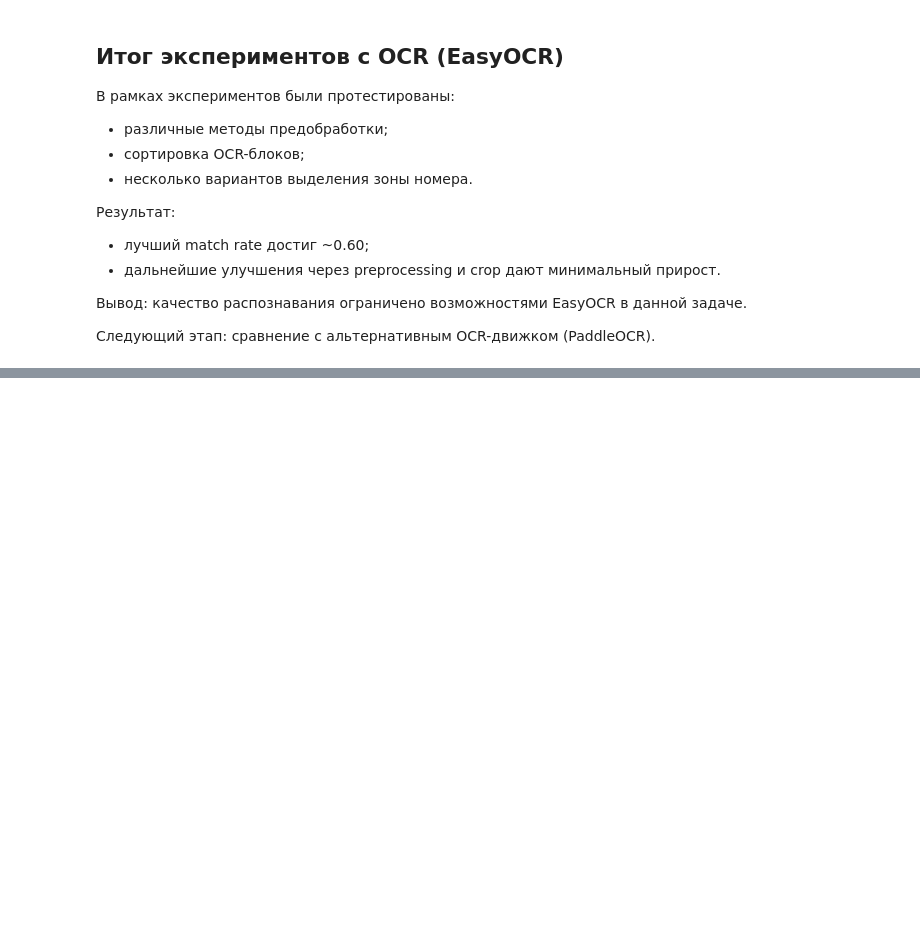
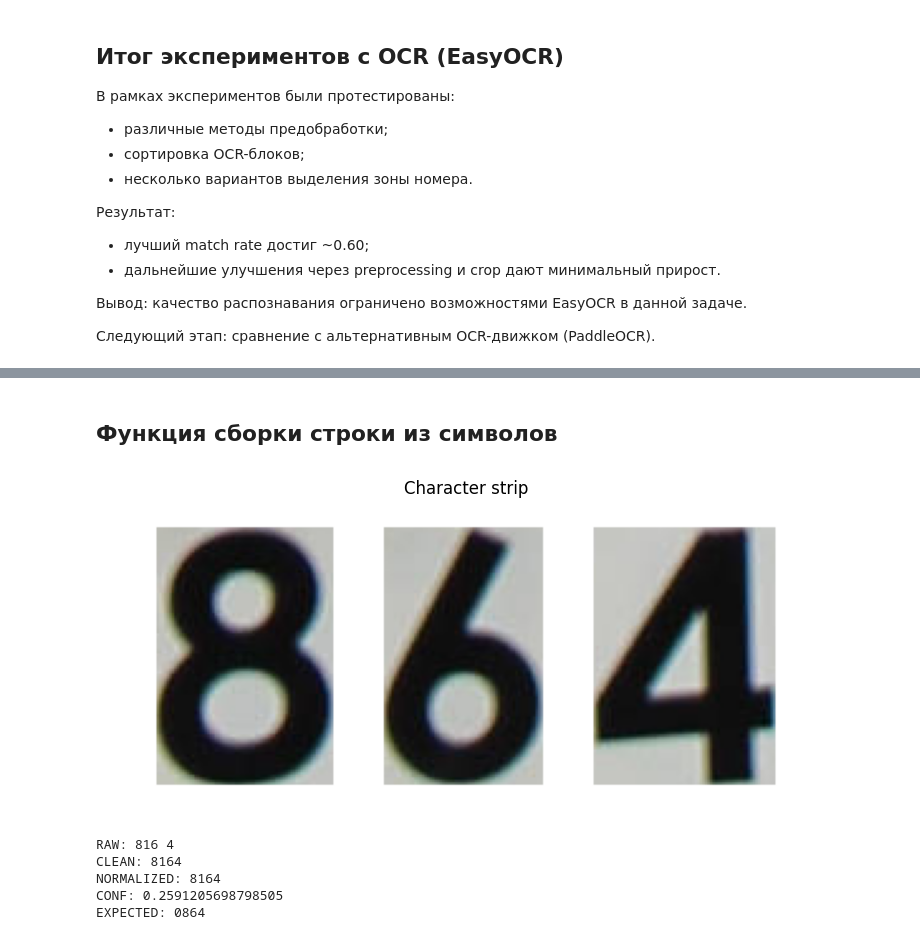
Before and after one commit to Schwarzepolizei/plate-recognition, a Jupyter notebook: notebooks/04_ocr_improvement.ipynb, the cells around one changed output, grey strips where cells are left out. Saved outputs shown, nothing was run; the diff lists cells and outputs as text; code cells hidden in the pictures; blank space fills up the shorter version.

Commit message:
Добавлена локализация строки номера

```diff
--- a/notebooks/04_ocr_improvement.ipynb
+++ b/notebooks/04_ocr_improvement.ipynb
@@ -599,0 +741,61 @@ Name: match, dtype: float64
+# %% [markdown]
+## Функция сборки строки из символов
+# %%
+def build_character_strip(zone_bgr, boxes, pad=10, gap=20):
+    if not boxes:
+        return None
+
+    chars = []
+    heights = []
+
+    for x, y, bw, bh in boxes:
+        crop = zone_bgr[y:y+bh, x:x+bw]
+        chars.append(crop)
+        heights.append(crop.shape[0])
+
+    target_h = max(heights) + 2 * pad
+
+    resized_chars = []
+    total_w = gap
+
+    for crop in chars:
+        h, w = crop.shape[:2]
+        scale = (target_h - 2 * pad) / h
+        new_w = max(1, int(w * scale))
+        resized = cv2.resize(crop, (new_w, target_h - 2 * pad), interpolation=cv2.INTER_CUBIC)
+        resized_chars.append(resized)
+        total_w += new_w + gap
+
+    canvas = np.full((target_h, total_w, 3), 255, dtype=np.uint8)
+
+    x_cursor = gap
+    for crop in resized_chars:
+        h, w = crop.shape[:2]
+        y_offset = pad
+        canvas[y_offset:y_offset+h, x_cursor:x_cursor+w] = crop
+        x_cursor += w + gap
+
+    return canvas
+# %%
+char_strip_bgr = build_character_strip(zone, boxes)
+char_strip_rgb = cv2.cvtColor(char_strip_bgr, cv2.COLOR_BGR2RGB)
+
+show_image(char_strip_rgb, title="Character strip")
+# %% [output]
+[figure, added]
+# %%
+raw_text, conf = extract_text_from_easyocr(ocr_result)
+clean = process_ocr_text(raw_text)
+norm = normalize_plate_number(clean)
+
+print("RAW:", raw_text)
+print("CLEAN:", clean)
+print("NORMALIZED:", norm)
+print("CONF:", conf)
+print("EXPECTED:", extract_expected_number_from_filename(test_path.name))
+# %% [output]
+RAW: 816 4
+CLEAN: 8164
+NORMALIZED: 8164
+CONF: 0.2591205698798505
+EXPECTED: 0864
```
Also changed, not shown: parts of 12 cells of this notebook.
